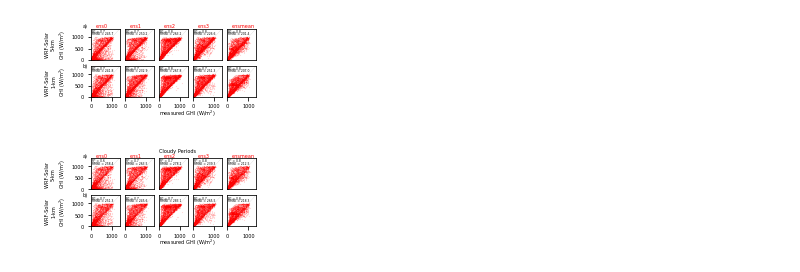
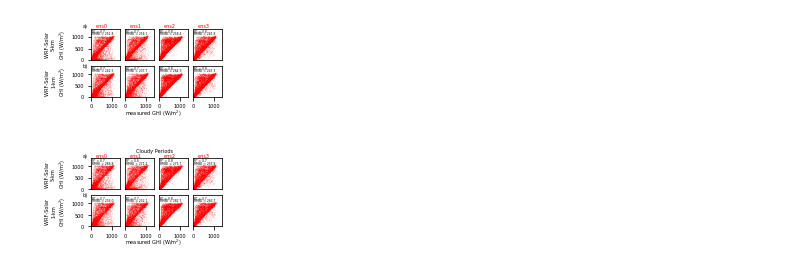
Before and after one commit to shanevisaga/kalman_filter_evaluation, a Jupyter notebook: 04_merged_plots.ipynb, the cells around one changed output. Saved outputs shown, nothing was run; the diff lists cells and outputs as text; code cells hidden in the pictures.

```diff
--- a/04_merged_plots.ipynb
+++ b/04_merged_plots.ipynb
@@ -43,0 +134,14 @@ output/ensmean/d02/MO/15_day_KF/ensmean_d02_15_day_KF_df.csv
+# %%
+mae_i = pd.DataFrame()
+all_files = glob.glob(main_dir_path_recursive + "/*mae_imprv.csv")
+for filename in all_files:
+    df = pd.read_csv(filename)
+    df['ens'] = filename.split('/')[1].split('_')[0]
+    df['domain'] = filename.split('/')[1].split('_')[1]
+    mae_i = mae_i.append(df)
+    print(filename)
+mae_i = mae_i[['HH', 'mae_mod', 'mae_clear', 'mae_kf', 'ens', 'domain']]
+mae_i['improv_mod'] = (mae_i['mae_clear'] - mae_i['mae_mod']) / mae_i['mae_clear']
+mae_i['improv_kf'] = (mae_i['mae_clear'] - mae_i['mae_kf']) / mae_i['mae_clear']
+mae_i['improv_modkf'] = (mae_i['mae_mod'] - mae_i['mae_kf']) / mae_i['mae_mod']
+mae_i
@@ -43,0 +172,3 @@ output/ensmean/d02/MO/15_day_KF/ensmean_d02_15_day_KF_df.csv
+# %%
+melted_grby = pd.melt(mae_i, id_vars =['HH','ens','domain'], value_vars =['improv_mod','improv_kf'])
+melted_grby.to_csv(f'{main_dir_path_recursive}/improv.csv')
@@ -44,7 +501,7 @@ output/ensmean/d02/MO/15_day_KF/ensmean_d02_15_day_KF_df.csv
 # %%
 #row 1: ghi_mod
 
-def scat_model(da_mean):
+def scat_model(da_mean,x5_li,x1_li):
 
 
     x_new = np.linspace(0.01, 1360, 1000)
@@ -53,9 +510,9 @@ def scat_model(da_mean):
 
 
 
-    jump = 1 #2
-    i_end = 2 #5
-    j_end = 5 #9
+    jump = 1
+    i_end = 2
+    j_end = 4
     for i in range(0,i_end,jump):
         for j in range(0,j_end,jump):
 
@@ -83,56 +540,52 @@ def scat_model(da_mean):
                 ens = 'ens3'
                 back = da_mean[da_mean['ens'] == ens]
 
-            if (j == 4):
-                ens = 'ensmean'
-                back = da_mean[da_mean['ens'] == ens]
-
-            if (i == 0):
+            if (i == 0) & (j!=4):
                 color_= 'red'
                 back = back[back['domain'] == 'd01']
                 method = 'WRF-Solar \n5-km'
 
-            if (i == 1):
+            if (i == 1) & (j!=4):
                 color_= 'red'
                 back = back[back['domain'] == 'd02']
                 method = 'WRF-Solar \n1-km'
 
 
             rmse = back['rmse_mod'].mean()
             r_ = back['r_mod'].mean()
 
-            ax.scatter(x=back['ghi_obs'],y=back['ghi_mod'],c=color_,s=0.01,alpha=0.5)
+            ax.scatter(x=back['ghi_obs'],y=back['ghi_mod'],c=color_,s=0.01,alpha=0.3)
             plt.plot(x_new,x_new,c='gray',linewidth=0.1)
             ax.text( 50, 1100,'RMSE = %0.1f'%rmse, fontsize=3, color='black')
             ax.text( 50, 1200,'R* = %0.1f'%r_, fontsize=3, color='black')
 
             ax.tick_params(axis='both', which='major', labelsize=5)
             ax.set_ylim(0,1360)
             ax.set_xlim(0,1360)
 
             if (j==0):
                 ax.set_ylabel(f'{method}\nGHI (W/m$^2$)',  fontsize=5)
 
             if ((i==0) & (j==0)):
                 ax.text( -400, 1400,'a)', fontsize=5, color='k')
             if ((i==1) & (j==0)):
                 ax.text( -400, 1300,'b)', fontsize=5, color='k')
 
             if (i==0):
                 ax.text( 200, 1400,ens, fontsize=5, color=color_)
-            if ((i==1) & (j==2)):
+            if ((i==1) & (j==1)):
                 ax.text( 0, -800,f'measured GHI (W/m$^2$)', fontsize=5, color='k')
 
 
-    plt.savefig(f"output/models_Manila_scatplot.png", dpi=500, frameon=False, facecolor='white', bbox_inches="tight")
+    plt.savefig(f"{main_dir_path_recursive}/models_Manila_scatplot_{nb_historical_days}_updated.png", dpi=500, frameon=False, facecolor='white', bbox_inches="tight")
 
-scat_model(li)
+scat_model(li,x5_li,x1_li)
 # %% [output]
-[figure, old version]
+[figure, new version]
 # %%
 #row 1: ghi_mod
 
-def scat_model_cloudy(da_mean):
+def scat_model_cloudy(da_mean,x5_li,x1_li):
 
     da_mean = da_mean[da_mean['flag_clear'] == 'N']
     x_new = np.linspace(0.01, 1360, 1000)
@@ -141,9 +594,9 @@ def scat_model_cloudy(da_mean):
 
 
 
-    jump = 1 #2
-    i_end = 2 #5
-    j_end = 5 #9
+    jump = 1
+    i_end = 2
+    j_end = 4
     for i in range(0,i_end,jump):
         for j in range(0,j_end,jump):
 
@@ -171,24 +624,22 @@ def scat_model_cloudy(da_mean):
                 ens = 'ens3'
                 back = da_mean[da_mean['ens'] == ens]
 
-            if (j == 4):
-                ens = 'ensmean'
-                back = da_mean[da_mean['ens'] == ens]
 
-            if (i == 0):
+            if (i == 0) & (j!=4):
                 color_= 'red'
                 back = back[back['domain'] == 'd01']
                 method = 'WRF-Solar \n5-km'
 
-            if (i == 1):
+            if (i == 1) & (j!=4):
                 color_= 'red'
                 back = back[back['domain'] == 'd02']
                 method = 'WRF-Solar \n1-km'
 
+
             rmse = fitting(back)[7]
             r_ =  fitting(back)[0]
 
-            ax.scatter(x=back['ghi_obs'],y=back['ghi_mod'],c=color_,s=0.01,alpha=0.5)
+            ax.scatter(x=back['ghi_obs'],y=back['ghi_mod'],c=color_,s=0.01,alpha=0.3)
             plt.plot(x_new,x_new,c='gray',linewidth=0.1)
             ax.text( 50, 1100,'RMSE = %0.1f'%rmse, fontsize=3, color='black')
             ax.text( 50, 1200,'R* = %0.1f'%r_, fontsize=3, color='black')
@@ -207,17 +658,17 @@ def scat_model_cloudy(da_mean):
 
             if (i==0):
                 ax.text( 200, 1400,ens, fontsize=5, color=color_)
-            if ((i==0) & (j==2)):
-                ax.text( 0, 1600,'Cloudy Periods', fontsize=5, color='k')
-            if ((i==1) & (j==2)):
+            if ((i==0) & (j==1)):
+                ax.text( 500, 1600,'Cloudy Periods', fontsize=5, color='k')
+            if ((i==1) & (j==1)):
                 ax.text( 0, -800,f'measured GHI (W/m$^2$)', fontsize=5, color='k')
 
 
-    plt.savefig(f"output/models_cloudy_Manila_scatplot.png", dpi=500, frameon=False, facecolor='white', bbox_inches="tight")
+    plt.savefig(f"{main_dir_path_recursive}/models_cloudy_Manila_scatplot_{nb_historical_days}_updated.png", dpi=500, frameon=False, facecolor='white', bbox_inches="tight")
 
-scat_model_cloudy(li)
+scat_model_cloudy(li,x5_li,x1_li)
 # %% [output]
-[figure, old version]
+[figure, new version]
 # %%
 #row 1: ghi_mod
 
```
Also changed, not shown: parts of 16 cells of this notebook, 3 other files.
